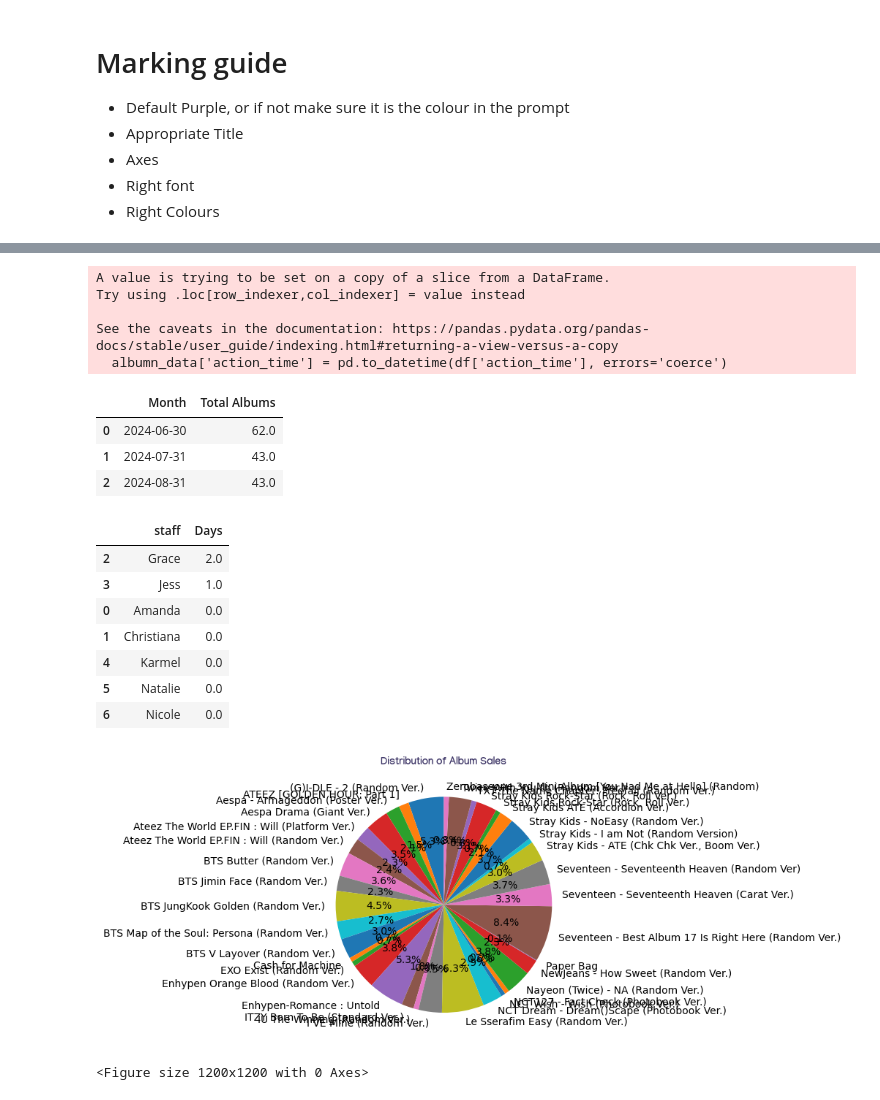
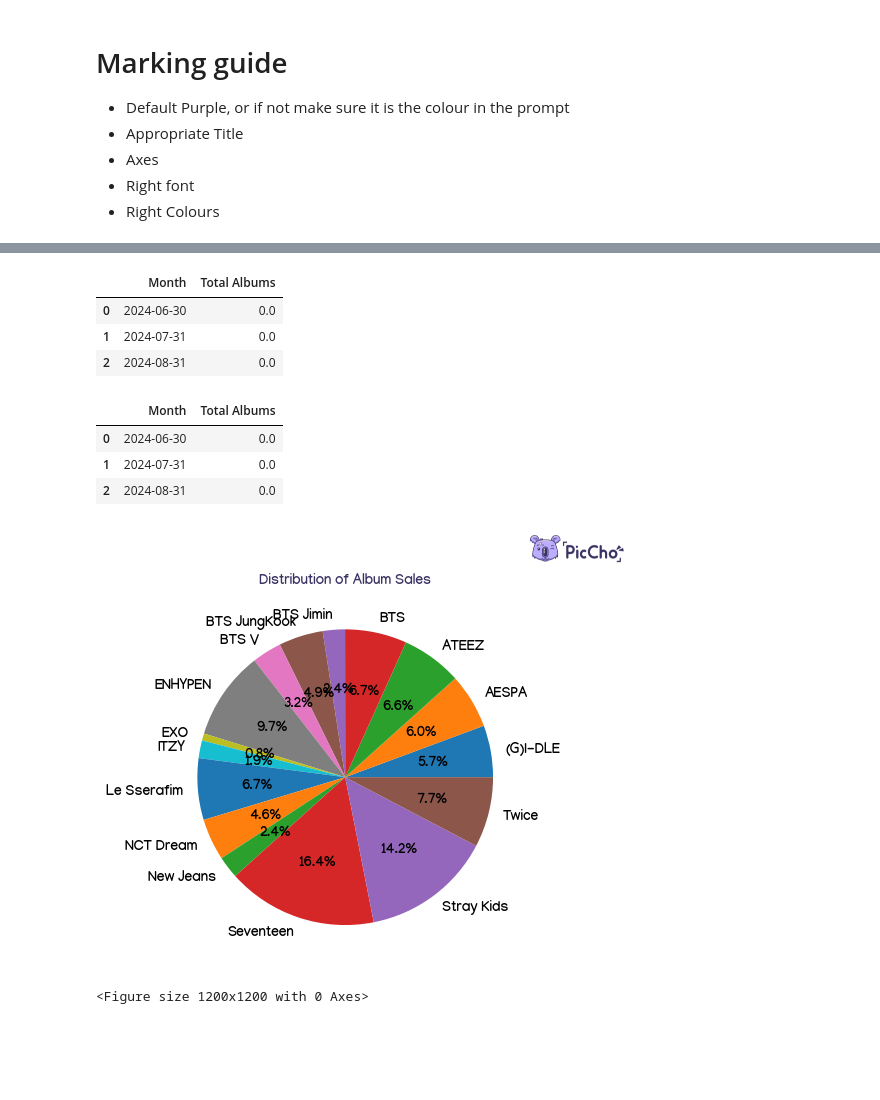
Before and after one commit to kasmello/ChoAI, a Jupyter notebook: train.ipynb, the cells around one changed output, grey strips where cells are left out. Saved outputs shown, nothing was run; the diff lists cells and outputs as text; code cells hidden in the pictures; blank space fills up the shorter version.

Commit message:
more data

```diff
--- a/train.ipynb
+++ b/train.ipynb
@@ -48,4 +9,4 @@ See the caveats in the documentation: https://pandas.pydata.org/pandas-docs/stab
 # %%
 #examples
 df = pd.read_csv('processeddata/joined_df.csv')
-df
+df['action_time'] = pd.to_datetime(df['action_time'])
@@ -135,48 +144,37 @@ monthly_sales = albumn_data.groupby(pd.Grouper(key='action_time', freq='M'))['qu
 monthly_sales.columns = ['Month','Total Albums']
 monthly_sales
 # %% [output]
-A value is trying to be set on a copy of a slice from a DataFrame.
-Try using .loc[row_indexer,col_indexer] = value instead
-
-See the caveats in the documentation: https://pandas.pydata.org/pandas-docs/stable/user_guide/indexing.html#returning-a-view-versus-a-copy
-  albumn_data['action_time'] = pd.to_datetime(df['action_time'], errors='coerce')
 |  | Month | Total Albums |
-| 0 | 2024-06-30 | 62.0 |
-| 1 | 2024-07-31 | 43.0 |
-| 2 | 2024-08-31 | 43.0 |
+| 0 | 2024-06-30 | 0.0 |
+| 1 | 2024-07-31 | 0.0 |
+| 2 | 2024-08-31 | 0.0 |
-# %%
-staff_replacement_days = df.groupby('replaced')['Date'].nunique().reset_index(name='Days')
-staff_replacement_days = staff_replacement_days.dropna()
-all_staff = df['staff'].unique()
-all_staff_df = pd.DataFrame(all_staff, columns=['staff'])
-staff_replacement_days_complete = all_staff_df.merge(staff_replacement_days, left_on='staff', right_on='replaced', how='left')
-staff_replacement_days_complete['Days'] = staff_replacement_days_complete['Days'].fillna(0)
-staff_replacement_days_complete = staff_replacement_days_complete.drop(columns=['replaced'])
-staff_replacement_days_complete.sort_values(by='Days',ascending=False)
-# %% [output]
-|  | staff | Days |
-| 2 | Grace | 2.0 |
-| 3 | Jess | 1.0 |
-| 0 | Amanda | 0.0 |
-| 1 | Christiana | 0.0 |
-| 4 | Karmel | 0.0 |
-| 5 | Natalie | 0.0 |
-| 6 | Nicole | 0.0 |
+# %%
+#table of albums
+
+albumn_data = df[(df['type']=='Physical') & (df['product'])]
+albumn_data['action_time'] = pd.to_datetime(df['action_time'], errors='coerce')
+monthly_sales = albumn_data.groupby(pd.Grouper(key='action_time', freq='M'))['quantity'].sum().reset_index()
+monthly_sales.columns = ['Month','Total Albums']
+monthly_sales
+# %% [output]
+|  | Month | Total Albums |
+| 0 | 2024-06-30 | 0.0 |
+| 1 | 2024-07-31 | 0.0 |
+| 2 | 2024-08-31 | 0.0 |
 # %%
 #Show the distribution of sales per album
 
 fig, ax = plt.subplots()
-physical_sales_df = df[df['type'] == 'Physical']
-physical_sales_per_product = physical_sales_df.groupby('product')['total'].sum().reset_index()
+physical_sales_df = df[~df['type'].isin(['Photo','Unknown'])]
+physical_sales_per_product = physical_sales_df.groupby('type')['total'].sum().reset_index()
 plt.figure(figsize=(12,12))
-ax.pie(physical_sales_per_product['total'], labels=physical_sales_per_product['product'], autopct='%1.1f%%', startangle=90)
-
-# ax.set_xlabel('Staff', color=dark, font_properties=manjari_bold)
-# ax.set_ylabel('Days', color=dark, font_properties=manjari_bold)
+ax.pie(physical_sales_per_product['total'], labels=physical_sales_per_product['type'], autopct='%1.1f%%', textprops={'fontproperties': manjari_bold})
 ax.set_title('Distribution of Album Sales', color=dark, font_properties=manjari_bold)
-# ax.tick_params(colors=dark)
+logo_ax = fig.add_axes([0.8, 0.85, 0.15, 0.15], anchor='NE', zorder=1)
+logo_ax.imshow(logo_img)
+logo_ax.axis('off')
 plt.tight_layout()
 plt.show()
 # %% [output]
-[figure, old version]
+[figure, new version]
 <Figure size 1200x1200 with 0 Axes>
```
Also changed, not shown: parts of 16 cells of this notebook, 5 other files.
